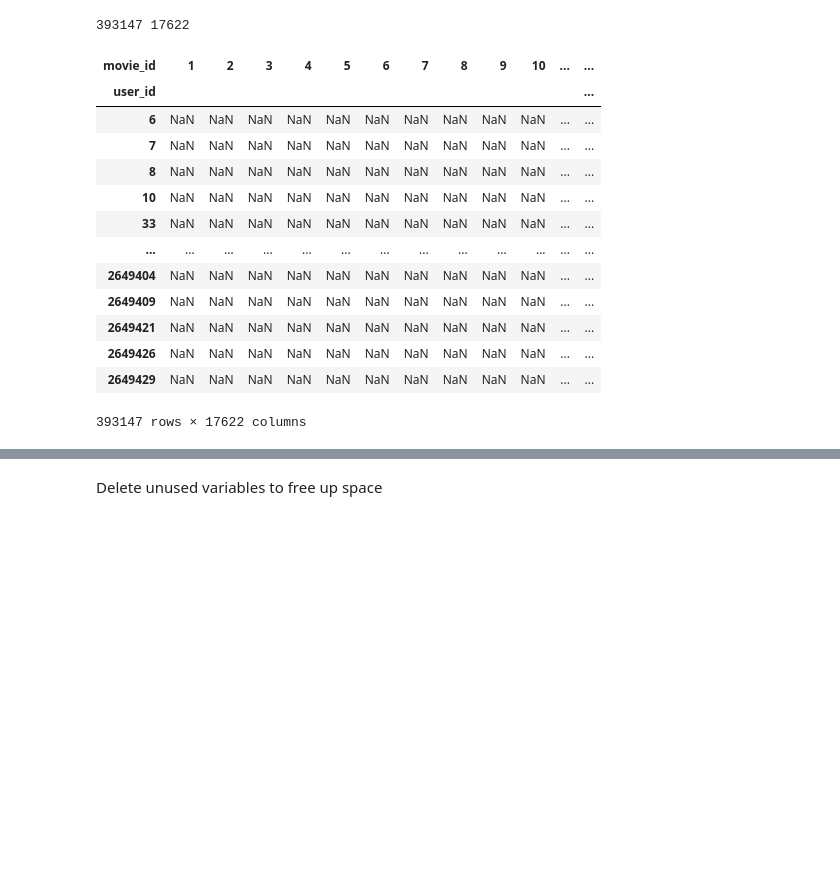
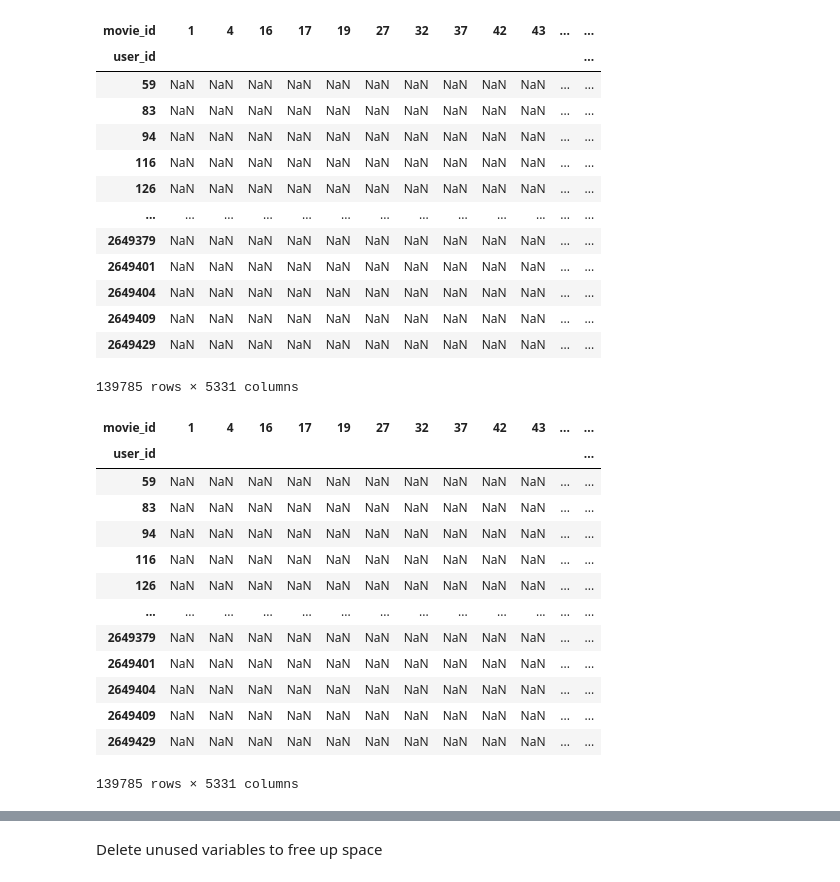
Before and after one commit to DaemonCypher/CSCI-5123-Research, a Jupyter notebook: Results/PF/PFNetlfixFull.ipynb, the cells around one changed output, grey strips where cells are left out. Saved outputs shown, nothing was run; the diff lists cells and outputs as text; code cells hidden in the pictures; blank space fills up the shorter version.

```diff
--- a/Results/PF/PFNetlfixFull.ipynb
+++ b/Results/PF/PFNetlfixFull.ipynb
@@ -12,16 +10,29 @@ import tqdm
 # %%
-train_df = pd.read_csv("netflixFullTrain.csv",sep=",")
-test_df = pd.read_csv("netflixFullTest.csv",sep=",")
+train_df = pd.read_csv("train.tsv",sep="\t",    names=[
+        'user_id', 'movie_id', 'rating', 'timestamp'
+    ],)
+test_df = pd.read_csv("test.tsv",sep="\t",    names=[
+        'user_id', 'movie_id', 'rating', 'timestamp'
+    ],)
 # %%
-users = test_df['user_id'].unique()
-items = test_df['movie_id'].unique()
+test_users = test_df['user_id'].unique()
+test_items = test_df['movie_id'].unique()
+
+
+train_users = train_df['user_id'].unique()
+train_items = train_df['movie_id'].unique()
+
+
+user = list(set(train_users) & set(test_users))
+item = list(set(train_items) & set(test_items))
 # %%
-train_df = train_df[train_df['user_id'].isin(users)]
-train_df = train_df[train_df['movie_id'].isin(items)]
+train_df = train_df[train_df['user_id'].isin(test_users)]
+train_df = train_df[train_df['movie_id'].isin(test_items)]
+
+test_df = test_df[test_df['user_id'].isin(user)]
+test_df = test_df[test_df['movie_id'].isin(item)]
+
+
 # some how the test and train split was sparse enough i guess that some of the few rows/ columns
 # that had value were removed due to the split
 #https://stackoverflow.com/questions/27965295/dropping-rows-from-dataframe-based-on-a-not-in-condition
-# %%
-print(len(users),len(items))
-# %% [output]
-393147 17622
@@ -30,20 +39,36 @@ user_positives = test_df.groupby('user_id')['movie_id'].apply(set).to_dict()
 # %%
 
 test_ratings_matrix = test_df.pivot(index='user_id', columns='movie_id', values='rating')
+train_ratings_matrix = train_df.pivot(index='user_id', columns='movie_id', values='rating')
 # %%
+display(train_ratings_matrix)
 display(test_ratings_matrix)
 # %% [output]
-| movie_id | 1 | 2 | 3 | 4 | 5 | 6 | 7 | 8 | 9 | 10 | ... | ... |
+| movie_id | 1 | 4 | 16 | 17 | 19 | 27 | 32 | 37 | 42 | 43 | ... | ... |
 | user_id |  |  |  |  |  |  |  |  |  |  |  | ... |
-| 6 | NaN | NaN | NaN | NaN | NaN | NaN | NaN | NaN | NaN | NaN | ... | ... |
-| 7 | NaN | NaN | NaN | NaN | NaN | NaN | NaN | NaN | NaN | NaN | ... | ... |
-| 8 | NaN | NaN | NaN | NaN | NaN | NaN | NaN | NaN | NaN | NaN | ... | ... |
-| 10 | NaN | NaN | NaN | NaN | NaN | NaN | NaN | NaN | NaN | NaN | ... | ... |
-| 33 | NaN | NaN | NaN | NaN | NaN | NaN | NaN | NaN | NaN | NaN | ... | ... |
+| 59 | NaN | NaN | NaN | NaN | NaN | NaN | NaN | NaN | NaN | NaN | ... | ... |
+| 83 | NaN | NaN | NaN | NaN | NaN | NaN | NaN | NaN | NaN | NaN | ... | ... |
+| 94 | NaN | NaN | NaN | NaN | NaN | NaN | NaN | NaN | NaN | NaN | ... | ... |
+| 116 | NaN | NaN | NaN | NaN | NaN | NaN | NaN | NaN | NaN | NaN | ... | ... |
+| 126 | NaN | NaN | NaN | NaN | NaN | NaN | NaN | NaN | NaN | NaN | ... | ... |
 | ... | ... | ... | ... | ... | ... | ... | ... | ... | ... | ... | ... | ... |
+| 2649379 | NaN | NaN | NaN | NaN | NaN | NaN | NaN | NaN | NaN | NaN | ... | ... |
+| 2649401 | NaN | NaN | NaN | NaN | NaN | NaN | NaN | NaN | NaN | NaN | ... | ... |
 | 2649404 | NaN | NaN | NaN | NaN | NaN | NaN | NaN | NaN | NaN | NaN | ... | ... |
 | 2649409 | NaN | NaN | NaN | NaN | NaN | NaN | NaN | NaN | NaN | NaN | ... | ... |
-| 2649421 | NaN | NaN | NaN | NaN | NaN | NaN | NaN | NaN | NaN | NaN | ... | ... |
-| 2649426 | NaN | NaN | NaN | NaN | NaN | NaN | NaN | NaN | NaN | NaN | ... | ... |
 | 2649429 | NaN | NaN | NaN | NaN | NaN | NaN | NaN | NaN | NaN | NaN | ... | ... |
-393147 rows × 17622 columns
+139785 rows × 5331 columns
+| movie_id | 1 | 4 | 16 | 17 | 19 | 27 | 32 | 37 | 42 | 43 | ... | ... |
+| user_id |  |  |  |  |  |  |  |  |  |  |  | ... |
+| 59 | NaN | NaN | NaN | NaN | NaN | NaN | NaN | NaN | NaN | NaN | ... | ... |
+| 83 | NaN | NaN | NaN | NaN | NaN | NaN | NaN | NaN | NaN | NaN | ... | ... |
+| 94 | NaN | NaN | NaN | NaN | NaN | NaN | NaN | NaN | NaN | NaN | ... | ... |
+| 116 | NaN | NaN | NaN | NaN | NaN | NaN | NaN | NaN | NaN | NaN | ... | ... |
+| 126 | NaN | NaN | NaN | NaN | NaN | NaN | NaN | NaN | NaN | NaN | ... | ... |
+| ... | ... | ... | ... | ... | ... | ... | ... | ... | ... | ... | ... | ... |
+| 2649379 | NaN | NaN | NaN | NaN | NaN | NaN | NaN | NaN | NaN | NaN | ... | ... |
+| 2649401 | NaN | NaN | NaN | NaN | NaN | NaN | NaN | NaN | NaN | NaN | ... | ... |
+| 2649404 | NaN | NaN | NaN | NaN | NaN | NaN | NaN | NaN | NaN | NaN | ... | ... |
+| 2649409 | NaN | NaN | NaN | NaN | NaN | NaN | NaN | NaN | NaN | NaN | ... | ... |
+| 2649429 | NaN | NaN | NaN | NaN | NaN | NaN | NaN | NaN | NaN | NaN | ... | ... |
+139785 rows × 5331 columns
```
Also changed, not shown: parts of 17 cells of this notebook, 12 other files.
